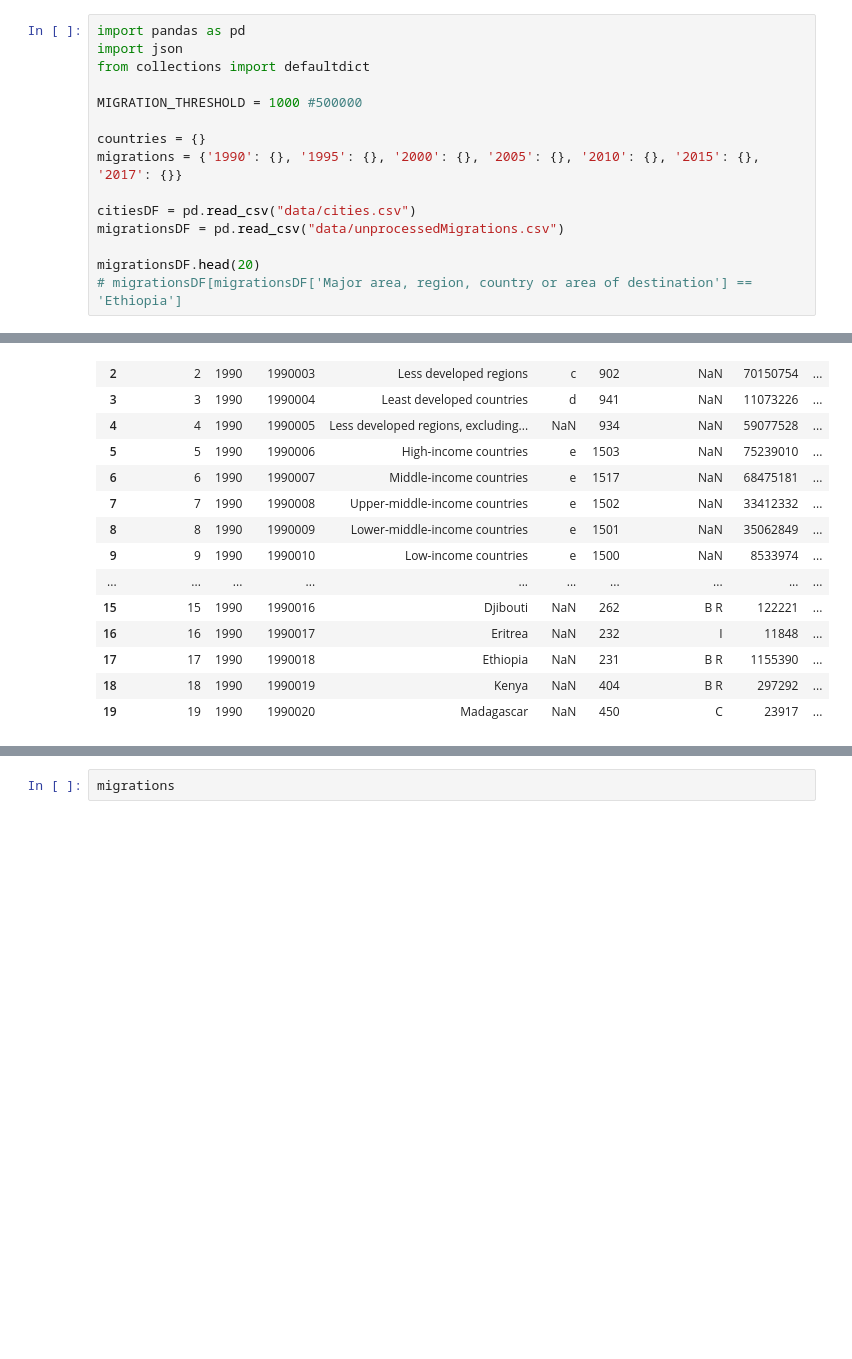
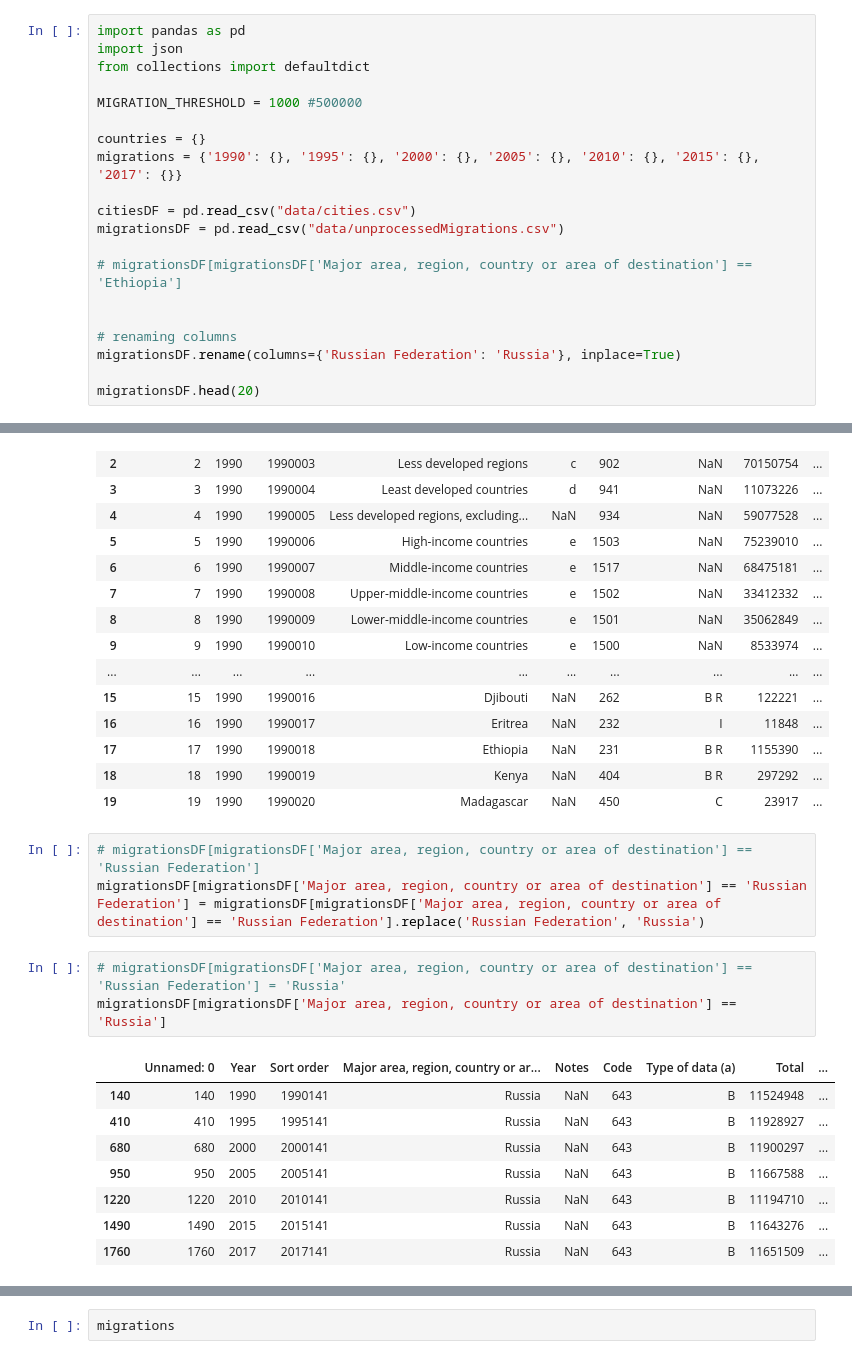
Before and after one commit to joraniedemagit/info-vis, a Jupyter notebook: Data Preprocessing.ipynb, the cells around one changed output, grey strips where cells are left out. Saved outputs shown, nothing was run; the diff lists cells and outputs as text; blank space fills up the shorter version.

Commit message:
added russia to migrations dataset

```diff
--- a/Data Preprocessing.ipynb
+++ b/Data Preprocessing.ipynb
@@ -178,8 +178,13 @@ migrations = {'1990': {}, '1995': {}, '2000': {}, '2005': {}, '2010': {}, '2015'
 citiesDF = pd.read_csv("data/cities.csv")
 migrationsDF = pd.read_csv("data/unprocessedMigrations.csv")
 
+# migrationsDF[migrationsDF['Major area, region, country or area of destination'] == 'Ethiopia']
+
+
+# renaming columns
+migrationsDF.rename(columns={'Russian Federation': 'Russia'}, inplace=True)
+
 migrationsDF.head(20)
-# migrationsDF[migrationsDF['Major area, region, country or area of destination'] == 'Ethiopia']
 # %% [output]
 |  | Unnamed: 0 | Year | Sort order | Major area, region, country or ar... | Notes | Code | Type of data (a) | Total | ... |
 | 0 | 0 | 1990 | 1990001 | WORLD | NaN | 900 | NaN | 152542373 | ... |
@@ -198,4 +203,19 @@ migrationsDF.head(20)
 | 17 | 17 | 1990 | 1990018 | Ethiopia | NaN | 231 | B R | 1155390 | ... |
 | 18 | 18 | 1990 | 1990019 | Kenya | NaN | 404 | B R | 297292 | ... |
 | 19 | 19 | 1990 | 1990020 | Madagascar | NaN | 450 | C | 23917 | ... |
+# %%
+# migrationsDF[migrationsDF['Major area, region, country or area of destination'] == 'Russian Federation']
+migrationsDF[migrationsDF['Major area, region, country or area of destination'] == 'Russian Federation'] = migrationsDF[migrationsDF['Major area, region, country or area of destination'] == 'Russian Federation'].replace('Russian Federation', 'Russia')
+# %%
+# migrationsDF[migrationsDF['Major area, region, country or area of destination'] == 'Russian Federation'] = 'Russia'
+migrationsDF[migrationsDF['Major area, region, country or area of destination'] == 'Russia']
+# %% [output]
+|  | Unnamed: 0 | Year | Sort order | Major area, region, country or ar... | Notes | Code | Type of data (a) | Total | ... |
+| 140 | 140 | 1990 | 1990141 | Russia | NaN | 643 | B | 11524948 | ... |
+| 410 | 410 | 1995 | 1995141 | Russia | NaN | 643 | B | 11928927 | ... |
+| 680 | 680 | 2000 | 2000141 | Russia | NaN | 643 | B | 11900297 | ... |
+| 950 | 950 | 2005 | 2005141 | Russia | NaN | 643 | B | 11667588 | ... |
+| 1220 | 1220 | 2010 | 2010141 | Russia | NaN | 643 | B | 11194710 | ... |
+| 1490 | 1490 | 2015 | 2015141 | Russia | NaN | 643 | B | 11643276 | ... |
+| 1760 | 1760 | 2017 | 2017141 | Russia | NaN | 643 | B | 11651509 | ... |
 # %%
```
Also changed, not shown: parts of 3 cells of this notebook, 1 other file.
